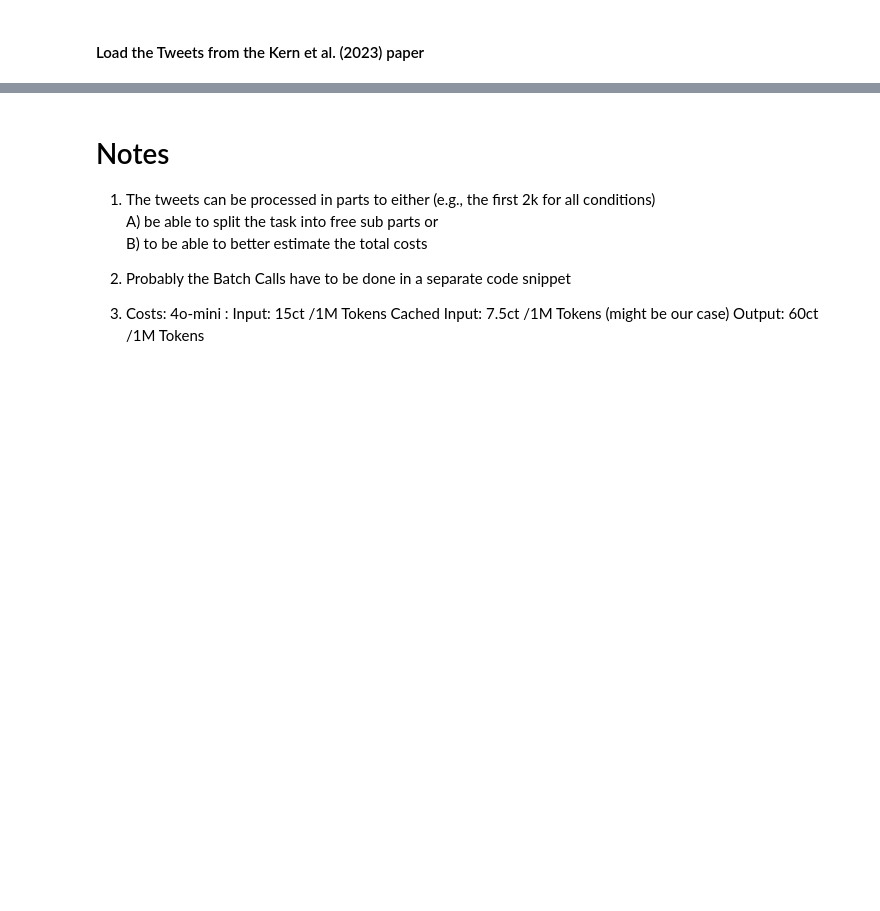
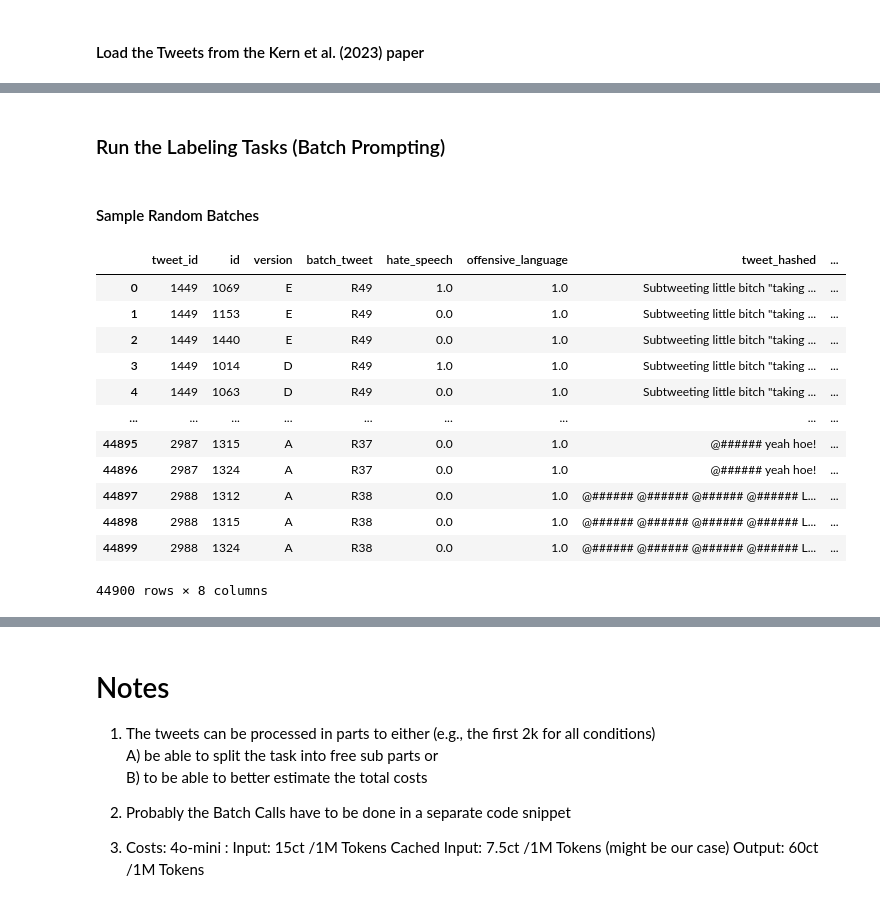
Before and after one commit to T-Reiter/llm-annotation-sensitivity, a Jupyter notebook: 4a_GPT_Labeling.ipynb, the cells around one changed output, grey strips where cells are left out. Drawn from its saved outputs; the diff is of its cells as text; code cells hidden in the pictures; blank space fills up the shorter version.

```diff
--- a/4a_GPT_Labeling.ipynb
+++ b/4a_GPT_Labeling.ipynb
@@ -357,3 +344,24 @@ filename = f"{today}_gpt_labels_{suffix}.csv"
 
 filepath = os.path.join(output_dir, filename)
 results.to_csv(filepath, index=False)
+# %% [markdown]
+<a id="run_labeling_batch"></a>
+### Run the Labeling Tasks (Batch Prompting)
+# %% [markdown]
+#### Sample Random Batches
+# %%
+tweets_full
+# %% [output]
+|  | tweet_id | id | version | batch_tweet | hate_speech | offensive_language | tweet_hashed | ... |
+| 0 | 1449 | 1069 | E | R49 | 1.0 | 1.0 | Subtweeting little bitch "taking ... | ... |
+| 1 | 1449 | 1153 | E | R49 | 0.0 | 1.0 | Subtweeting little bitch "taking ... | ... |
+| 2 | 1449 | 1440 | E | R49 | 0.0 | 1.0 | Subtweeting little bitch "taking ... | ... |
+| 3 | 1449 | 1014 | D | R49 | 1.0 | 1.0 | Subtweeting little bitch "taking ... | ... |
+| 4 | 1449 | 1063 | D | R49 | 0.0 | 1.0 | Subtweeting little bitch "taking ... | ... |
+| ... | ... | ... | ... | ... | ... | ... | ... | ... |
+| 44895 | 2987 | 1315 | A | R37 | 0.0 | 1.0 | @###### yeah hoe! | ... |
+| 44896 | 2987 | 1324 | A | R37 | 0.0 | 1.0 | @###### yeah hoe! | ... |
+| 44897 | 2988 | 1312 | A | R38 | 0.0 | 1.0 | @###### @###### @###### @###### L... | ... |
+| 44898 | 2988 | 1315 | A | R38 | 0.0 | 1.0 | @###### @###### @###### @###### L... | ... |
+| 44899 | 2988 | 1324 | A | R38 | 0.0 | 1.0 | @###### @###### @###### @###### L... | ... |
+44900 rows × 8 columns
```
Also changed, not shown: parts of 30 cells of this notebook, 1 other file.
